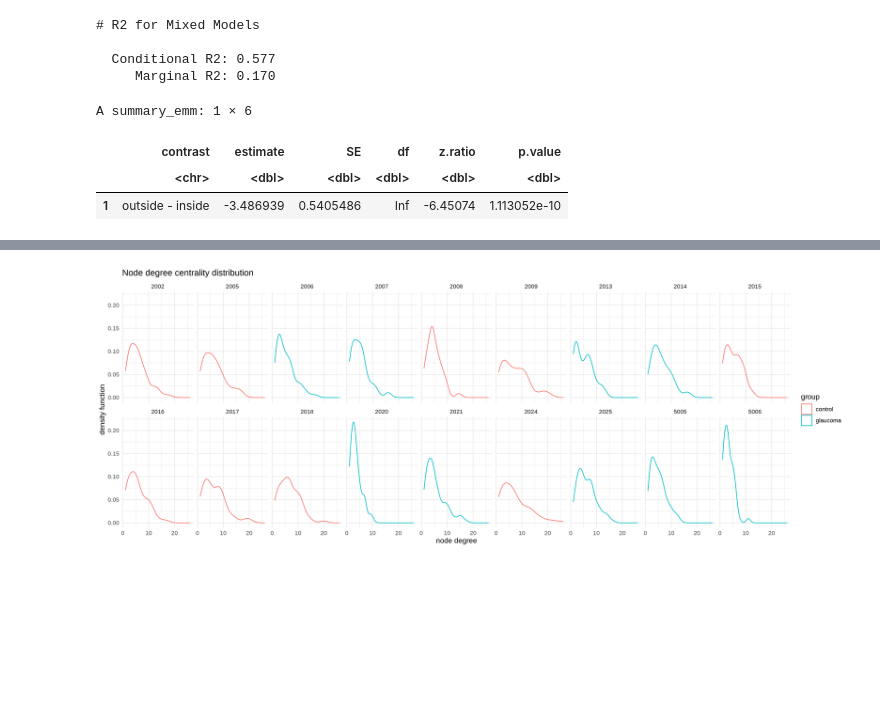
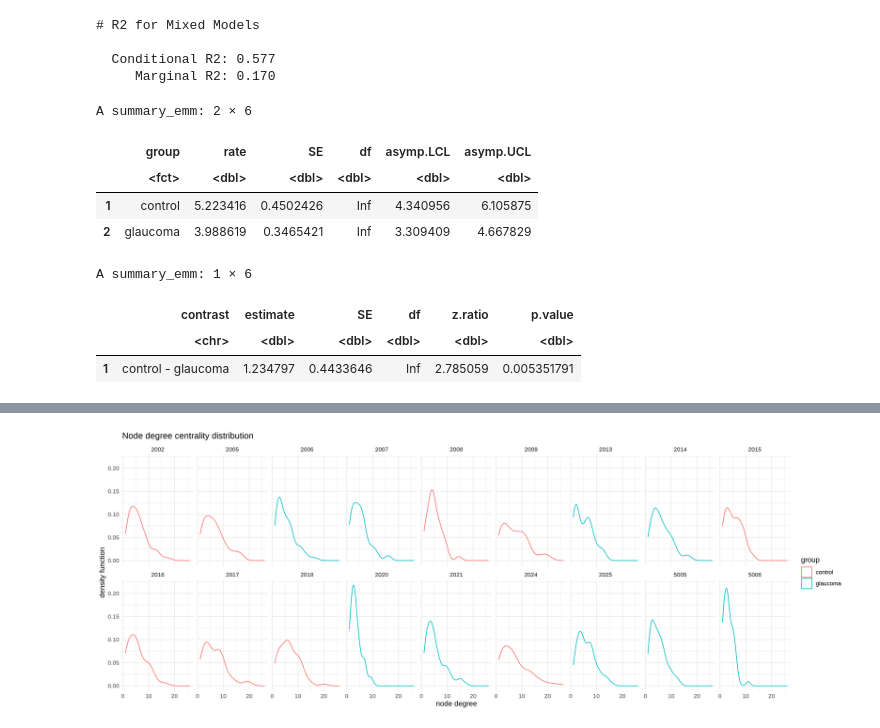
Before and after one commit to SanD94/VReGTrET, a Jupyter notebook: GraphTheory_ET_VR_Westbrueck/Analysis/raw_gaze_analysis/figure_glaucoma_playground.ipynb, the cells around one changed output, grey strips where cells are left out. Cells and saved outputs as stored; diff of their text form; code cells hidden in the pictures; blank space fills up the shorter version.

```diff
--- a/GraphTheory_ET_VR_Westbrueck/Analysis/raw_gaze_analysis/figure_glaucoma_playground.ipynb
+++ b/GraphTheory_ET_VR_Westbrueck/Analysis/raw_gaze_analysis/figure_glaucoma_playground.ipynb
@@ -1566,42 +1578,48 @@ dwell_time_fig <- ref_grid_emm %>% emmip(~ building_location, CIs = TRUE, type =
 node_model_full_emm <- glmer(mean_connections ~ building_location + group + (1 | PID) + (1 | hitObjectColliderName), data = df_node, family = poisson())
 
 
 node_ref_grid_emm <- ref_grid(node_model_full_emm)
 
 # Regrid to transform the reference grid
 # This is particularly useful for gamma models with inverse link
 new_grid_emm <- regrid(node_ref_grid_emm, transform = "response")
 # Now use the transformed grid for emmeans
-emm <- emmeans(new_grid_emm, ~ building_location)
+emm <- emmeans(new_grid_emm, ~ group)
+emm %>% summary()
 emm_table_pairs <- pairs(emm, adjust = "tukey") %>% summary()
 emm_table_pairs
 
 
 custom_emm_table <- emm_table_pairs %>%
     rename(p = p.value) %>%
     mutate(
-        group1 = c("inside"),
-        group2 = c("outside"),
+        group1 = c("control"),
+        group2 = c("glaucoma"),
         label = c("***"),
         y.position = c(10)
     )
 
-ndc_mean_fig <- node_ref_grid_emm %>% emmip(~ building_location, CIs = TRUE, type = "response", style="factor") +
-  geom_violin(aes(y = mean_connections, x = building_location), alpha = 0.2, data = df_node)+
+ndc_mean_fig <- node_ref_grid_emm %>% emmip(~ group, CIs = TRUE, type = "response", style="factor") +
+  geom_violin(aes(y = mean_connections, x = group), alpha = 0.2, data = df_node)+
   labs(
     title = "EMM(s) of NDC",
     x = "Group",
     y = "NDC"
   ) +
   add_pvalue(custom_emm_table, tip.length = 0) +
   scale_x_discrete(expand = c(0,.5)) +
   scale_y_continuous(lim = c(0, 20), expand = c(0,0)) +
   scale_colour_manual(values = c("black", "#CC0000"))
 # %% [output]
-A summary_emm: 1 × 6
+A summary_emm: 2 × 6
-|  | contrast | estimate | SE | df | z.ratio | p.value |
-|  | <chr> | <dbl> | <dbl> | <dbl> | <dbl> | <dbl> |
-| 1 | outside - inside | -3.486939 | 0.5405486 | Inf | -6.45074 | 1.113052e-10 |
+|  | group | rate | SE | df | asymp.LCL | asymp.UCL |
+|  | <fct> | <dbl> | <dbl> | <dbl> | <dbl> | <dbl> |
+| 1 | control | 5.223416 | 0.4502426 | Inf | 4.340956 | 6.105875 |
+| 2 | glaucoma | 3.988619 | 0.3465421 | Inf | 3.309409 | 4.667829 |
+A summary_emm: 1 × 6
+|  | contrast | estimate | SE | df | z.ratio | p.value |
+|  | <chr> | <dbl> | <dbl> | <dbl> | <dbl> | <dbl> |
+| 1 | control - glaucoma | 1.234797 | 0.4433646 | Inf | 2.785059 | 0.005351791 |
 # %%
 library(patchwork)
 library(ggprism)
```
Also changed, not shown: parts of 26 cells of this notebook, 1 other file.
